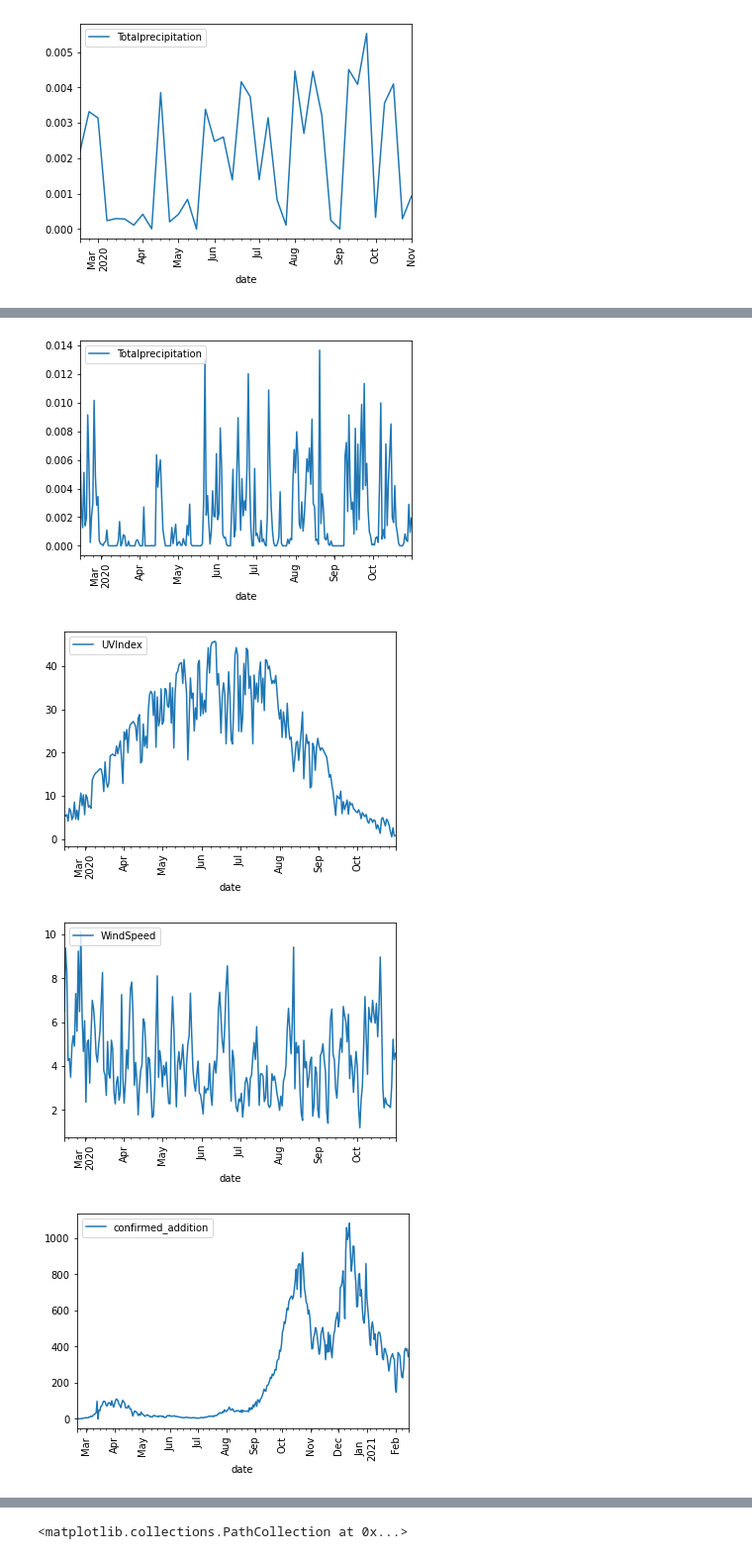
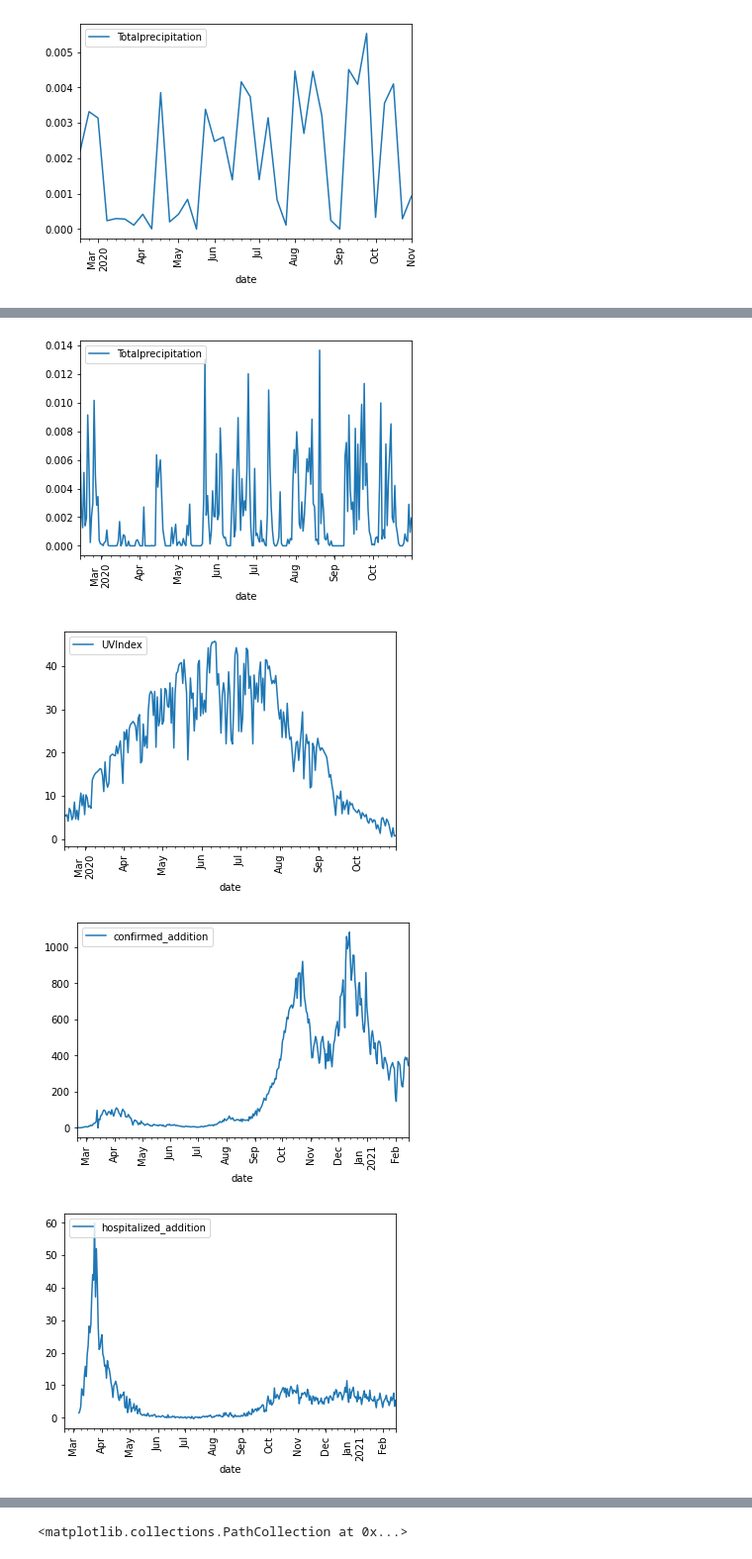
Before and after one commit to Javh2138/fyp2021p02g16, a Jupyter notebook: Notebooks/Fyp2021p02g16.ipynb, the cells around one changed output, grey strips where cells are left out. Shown at 99% size. Cells and saved outputs as stored; diff of their text form; code cells hidden in the pictures.

```diff
--- a/Notebooks/Fyp2021p02g16.ipynb
+++ b/Notebooks/Fyp2021p02g16.ipynb
@@ -465,33 +467,33 @@ nl_covid_by_day.loc[:,'confirmed_addition'].plot.line(rot=90).legend(loc='upper
 
 plt.figure(2)
 nl_covid_by_day =  weather_corona.groupby(by='date').mean()
 nl_covid_by_day.loc[:,'RelativeHumiditySurface'].plot.line(rot=90).legend(loc='upper left')
 
 some_list = []
 for i in weather_corona:
     some_list.append(i)
 counter = 3
-for i in some_list[7:]:
+for i in some_list[7:12]:
     plt.figure(counter)
     nl_covid_by_day =  weather_corona.groupby(by='date').mean()
     nl_covid_by_day.loc[:,i].plot.line(rot=90).legend(loc='upper left')
     counter += 1
 
 some_list = []
 for i in nl_covid:
     some_list.append(i)
 for i in some_list[4:]:
     plt.figure(counter)
     nl_covid_by_day =  nl_covid.groupby(by='date').mean()
     nl_covid_by_day.loc[:,i].plot.line(rot=90).legend(loc='upper left')
     counter += 1
 # %% [output]
 [figure]
 [figure]
 [figure]
 [figure]
 [figure]
 [figure]
 [figure]
-[figure, old version]
+[figure, new version]
-[figure, old version]
+[figure, new version]
```
Also changed, not shown: parts of 14 cells of this notebook.
